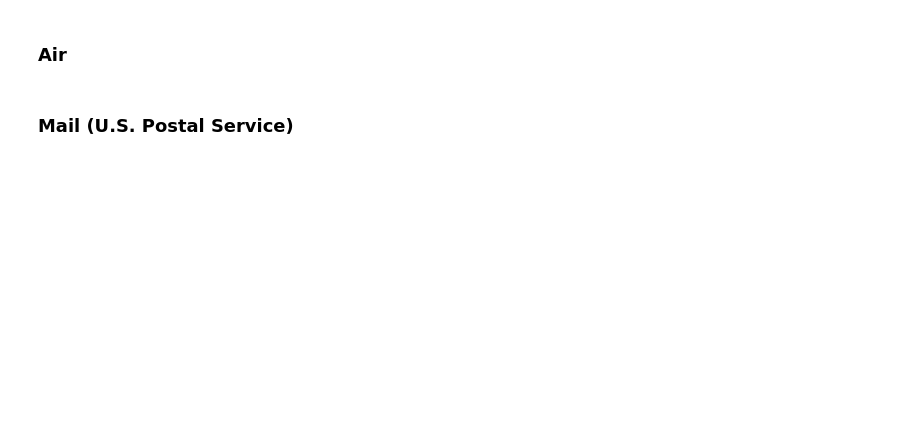
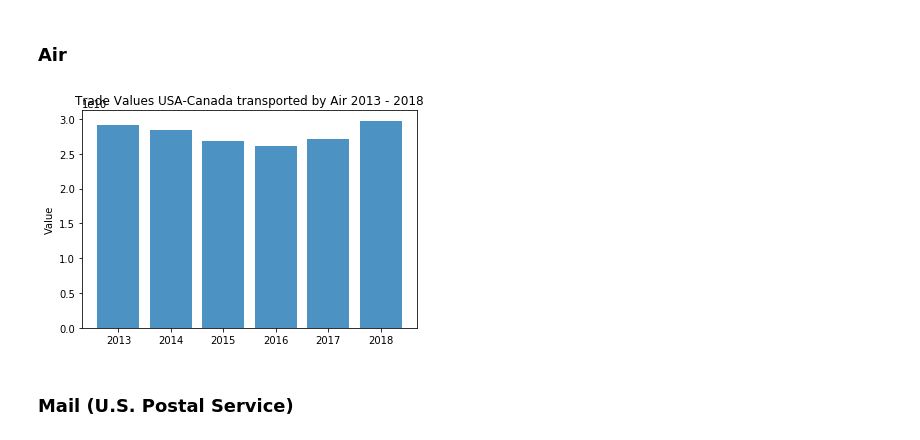
Before and after one commit to BlkPingu/FrightDataAnalysis, a Jupyter notebook: henni/DisagmotValuesByYear-CA.ipynb, the cells around one changed output. Drawn from its saved outputs; the diff is of its cells as text; code cells hidden in the pictures; blank space fills up the shorter version.

```diff
--- a/henni/DisagmotValuesByYear-CA.ipynb
+++ b/henni/DisagmotValuesByYear-CA.ipynb
@@ -243,7 +281,9 @@ plot(vessel, "Vessel")
 # %%
 air = disagmot_overview(2)
 # %%
-plot(air, "Air")
+plot_overview(air, "Air")
+# %% [output]
+[figure, added]
 # %% [markdown]
 ### Mail (U.S. Postal Service)
 # %%
```
Also changed, not shown: parts of 25 cells of this notebook, 2 other files.
